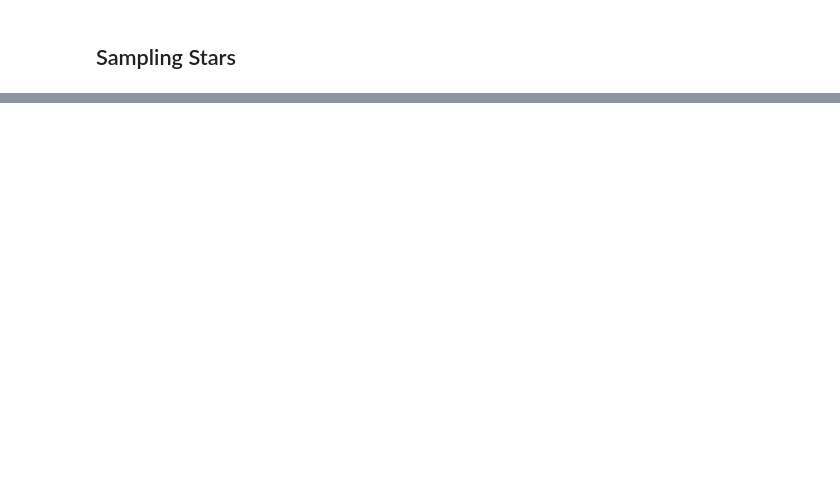
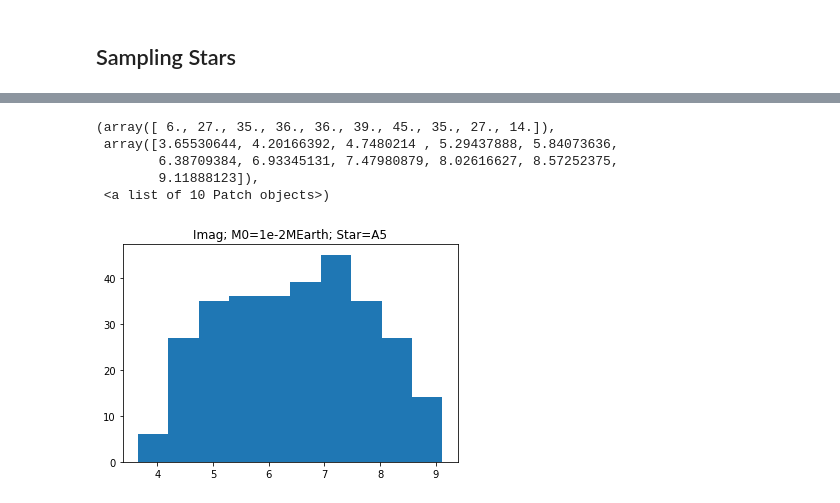
Before and after one commit to LoicNassif/CE-Irregular-Satellites, a Jupyter notebook: jupyter_examples/DanYieldOpt.ipynb, the cells around one changed output, grey strips where cells are left out. Drawn from its saved outputs; the diff is of its cells as text; code cells hidden in the pictures; blank space fills up the shorter version.

```diff
--- a/jupyter_examples/DanYieldOpt.ipynb
+++ b/jupyter_examples/DanYieldOpt.ipynb
@@ -185,0 +191,11 @@ ax.hist(a_opt/AU)
+# %%
+fig, ax = plt.subplots()
+ax.set_title("Imag; M0=1e-2MEarth; Star=A5")
+ax.hist(Imag)
+# %% [output]
+(array([ 6., 27., 35., 36., 36., 39., 45., 35., 27., 14.]),
+ array([3.65530644, 4.20166392, 4.7480214 , 5.29437888, 5.84073636,
+        6.38709384, 6.93345131, 7.47980879, 8.02616627, 8.57252375,
+        9.11888123]),
+ <a list of 10 Patch objects>)
+[figure, added]
```
Also changed, not shown: parts of 5 cells of this notebook.
